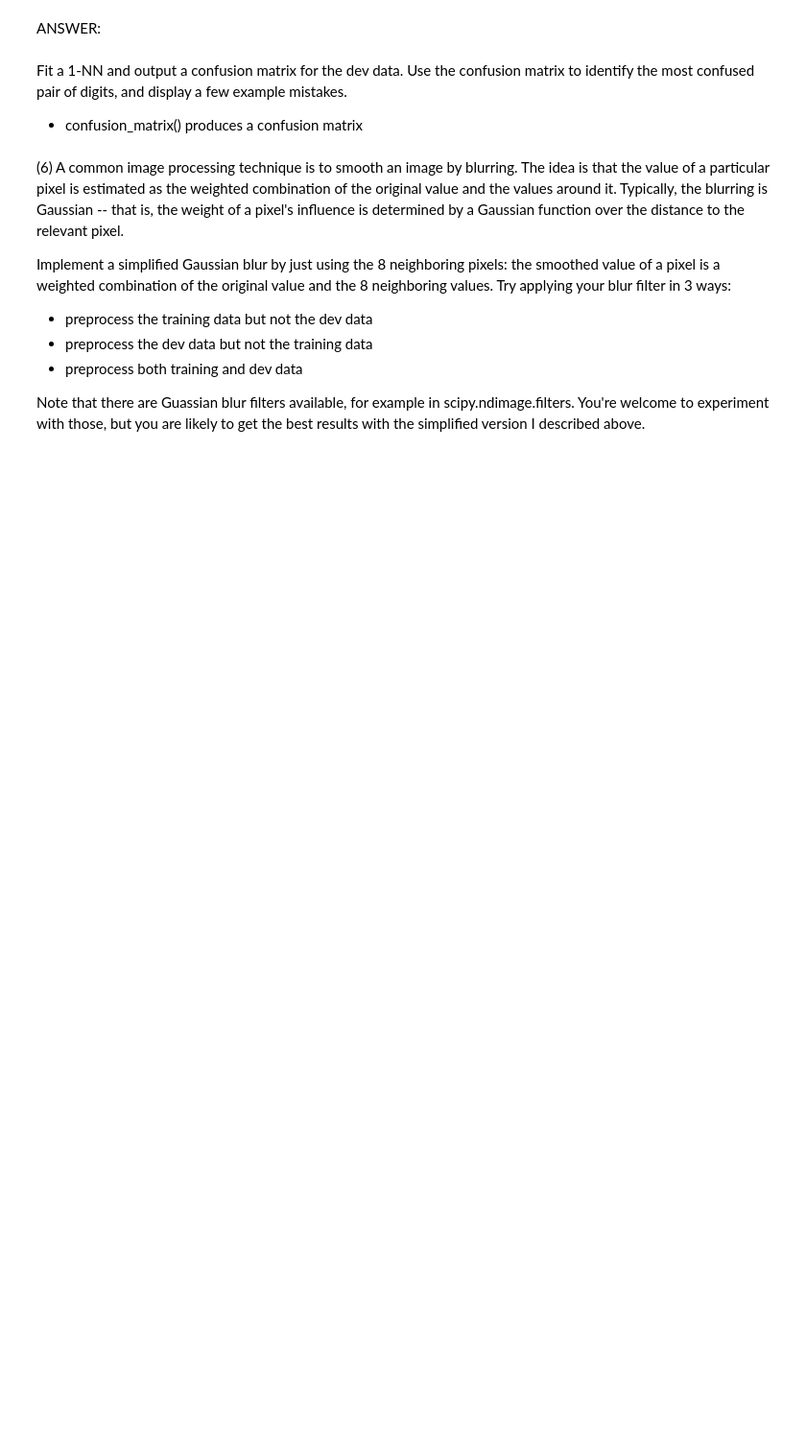
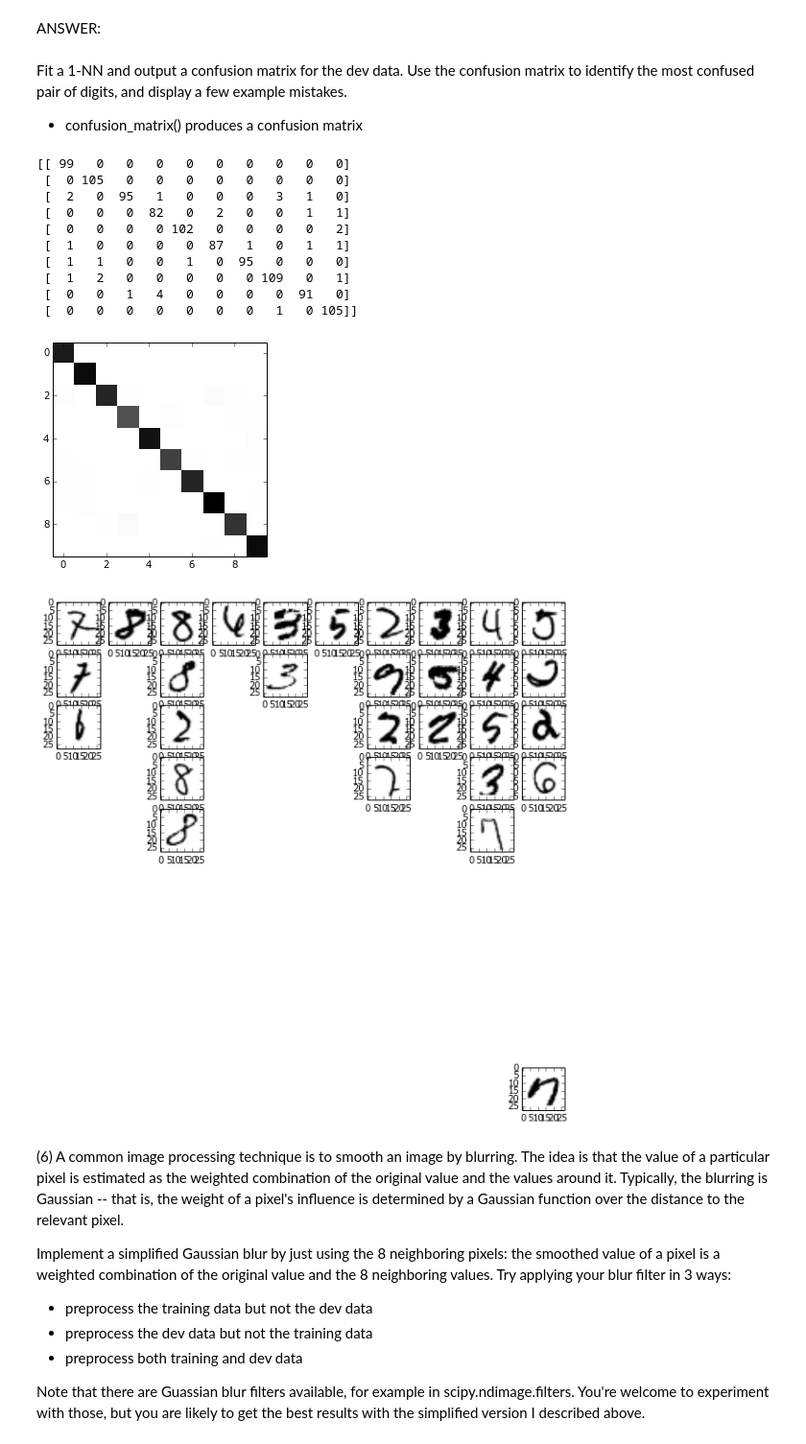
Before and after one commit to dails08/finna-be-avenger, a Jupyter notebook: chris_dailey_p1.ipynb, the cells around one changed output. Shown at 96% size. Drawn from its saved outputs; the diff is of its cells as text; code cells hidden in the pictures; blank space fills up the shorter version.

```diff
--- a/chris_dailey_p1.ipynb
+++ b/chris_dailey_p1.ipynb
@@ -162,10 +288,48 @@ Fit a 1-NN and output a confusion matrix for the dev data. Use the confusion mat
 
 ### STUDENT START ###
 
+preds = clf.predict(dev_data)
+
+c_mat = confusion_matrix(dev_labels, preds)
+
 
 ### STUDENT END ###
 
 #P5()
+# %%
+print c_mat
+plt.imshow(c_mat, interpolation = 'nearest')
+plt.show()
+
+mistakes = []
+for i in range(10):
+    mistakes.append([])
+
+for i in range(len(dev_labels)):
+    if preds[i] != dev_labels[i]:
+        mistakes[int(preds[i])].append(i)
+
+plt.figure(figsize = (10,10))
+
+#show false negatives
+for i in range(10):
+    for j in range(len(mistakes[i])):
+        plt.subplot(10,10,j*10 + i)
+        plt.imshow(dev_data[mistakes[i][j]].reshape(28,28))
+plt.show()
+# %% [output]
+[[ 99   0   0   0   0   0   0   0   0   0]
+ [  0 105   0   0   0   0   0   0   0   0]
+ [  2   0  95   1   0   0   0   3   1   0]
+ [  0   0   0  82   0   2   0   0   1   1]
+ [  0   0   0   0 102   0   0   0   0   2]
+ [  1   0   0   0   0  87   1   0   1   1]
+ [  1   1   0   0   1   0  95   0   0   0]
+ [  1   2   0   0   0   0   0 109   0   1]
+ [  0   0   1   4   0   0   0   0  91   0]
+ [  0   0   0   0   0   0   0   1   0 105]]
+[figure, added]
+[figure, added]
 # %% [markdown]
 (6) A common image processing technique is to smooth an image by blurring. The idea is that the value of a particular pixel is estimated as the weighted combination of the original value and the values around it. Typically, the blurring is Gaussian -- that is, the weight of a pixel's influence is determined by a Gaussian function over the distance to the relevant pixel.
 
```
Also changed, not shown: parts of 13 cells of this notebook.
